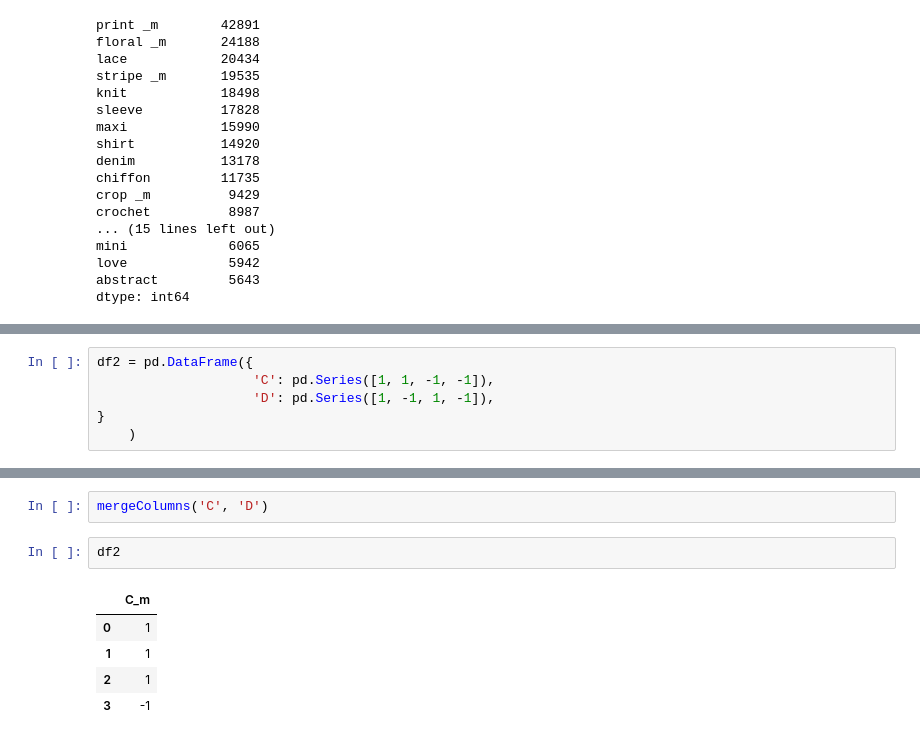
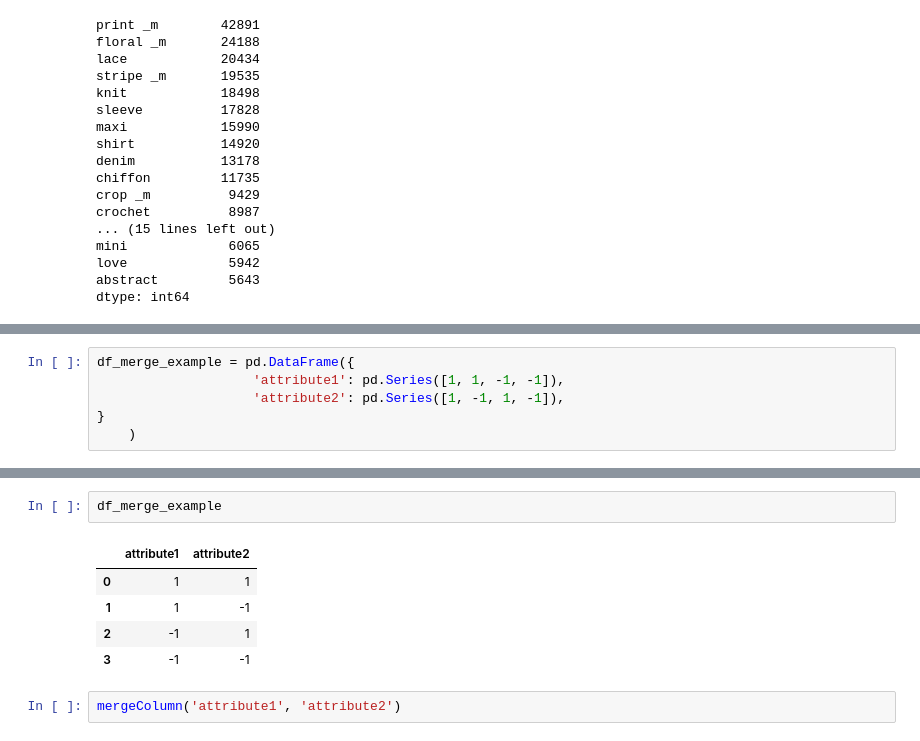
Before and after one commit to starsuzi/deep-fashion, a Jupyter notebook: implement-paper.ipynb, the cells around one changed output, grey strips where cells are left out. Drawn from its saved outputs; the diff is of its cells as text.

```diff
--- a/implement-paper.ipynb
+++ b/implement-paper.ipynb
@@ -281,6 +378,6 @@ dtype: int64
 # %%
-df2 = pd.DataFrame({
-                    'C': pd.Series([1, 1, -1, -1]),
-                    'D': pd.Series([1, -1, 1, -1]),
+df_merge_example = pd.DataFrame({
+                    'attribute1': pd.Series([1, 1, -1, -1]),
+                    'attribute2': pd.Series([1, -1, 1, -1]),
 }
     )
@@ -303,10 +384,10 @@ dtype: bool
-# %%
-mergeColumns('C', 'D')
-# %%
-df2
-# %% [output]
-|  | C_m |
-| 0 | 1 |
-| 1 | 1 |
-| 2 | 1 |
-| 3 | -1 |
+# %%
+df_merge_example
+# %% [output]
+|  | attribute1 | attribute2 |
+| 0 | 1 | 1 |
+| 1 | 1 | -1 |
+| 2 | -1 | 1 |
+| 3 | -1 | -1 |
+# %%
+mergeColumn('attribute1', 'attribute2')
```
Also changed, not shown: parts of 15 cells of this notebook, 1 other file.
